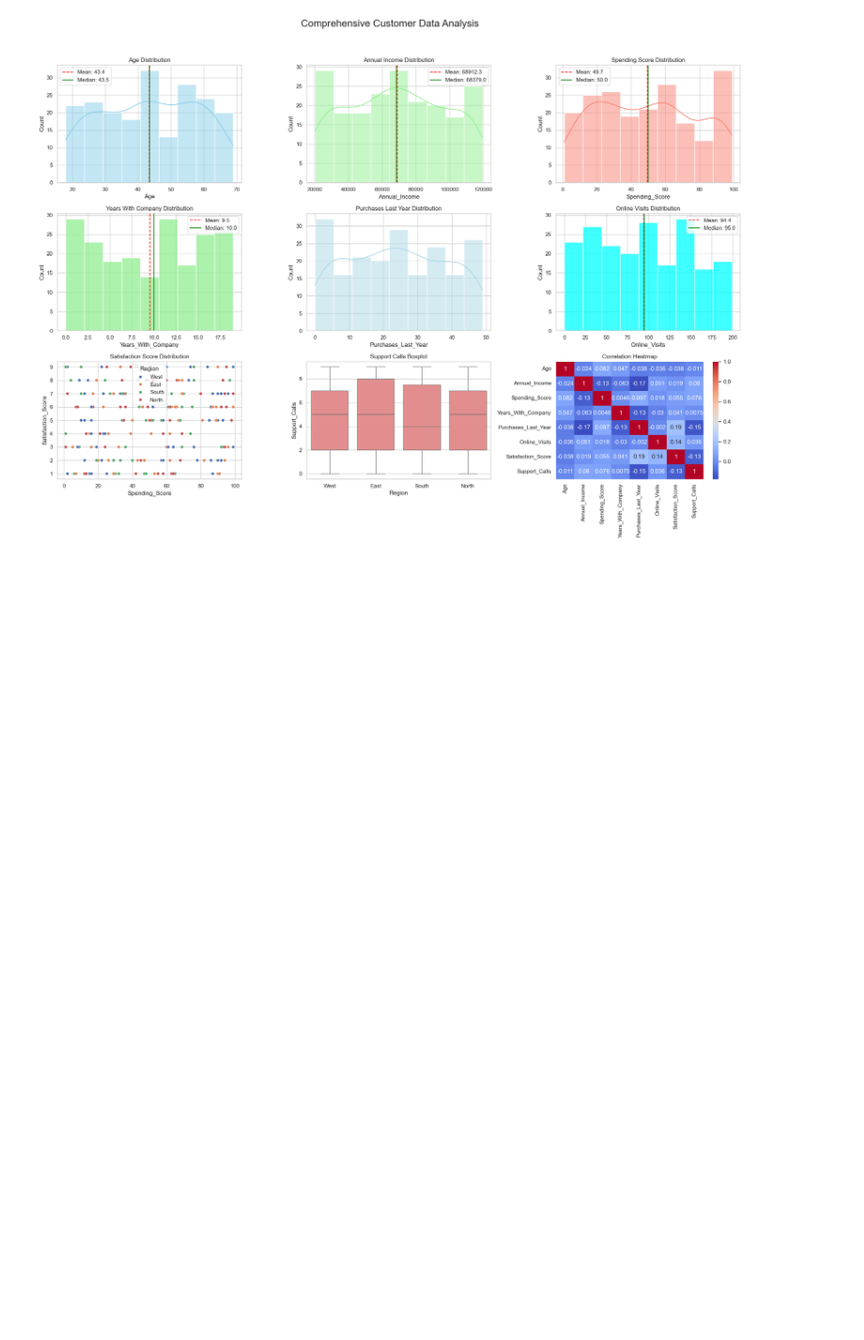
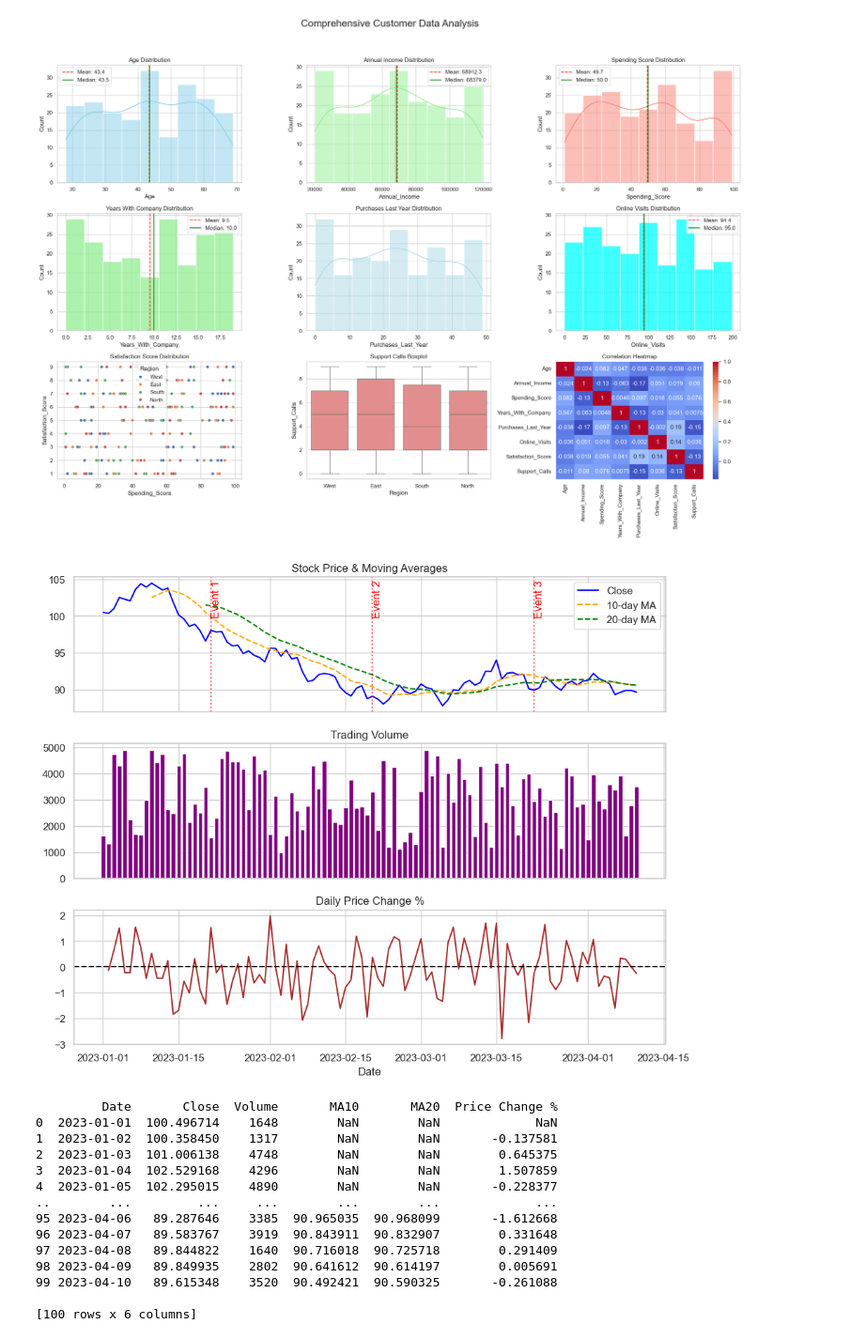
Before and after one commit to Idle-del/Matplotlib_Seaborn-Ai_BootCamp-, a Jupyter notebook: matplotlib.ipynb, the cells around one changed output. Shown at 94% size. Saved outputs shown, nothing was run; the diff lists cells and outputs as text; code cells hidden in the pictures; blank space fills up the shorter version.

Commit message:
Created Time Series Analysis

```diff
--- a/matplotlib.ipynb
+++ b/matplotlib.ipynb
@@ -205,3 +205,78 @@ plt.tight_layout(rect=[0, 0, 1, 0.95])
 plt.show()
 # %% [output]
 [figure]
+# %%
+## Assignment 3: Time Series Analysis
+
+import pandas as pd
+import numpy as np
+import matplotlib.pyplot as plt
+
+np.random.seed(42)
+days = pd.date_range(start="2023-01-01", periods=100)
+price = 100 + np.cumsum(np.random.normal(0, 1, len(days)))
+volume = np.random.randint(1000, 5000, len(days))
+
+data = pd.DataFrame({
+    'Date': days,
+    'Close': price,
+    'Volume': volume
+})
+
+# Moving averages
+data['MA10'] = data['Close'].rolling(10).mean()  # 10-day moving average
+data['MA20'] = data['Close'].rolling(20).mean()  # 20-day moving average
+
+# Significant events
+events = {
+    "Event 1": days[20],
+    "Event 2": days[50],
+    "Event 3": days[80]
+}
+
+fig, axes = plt.subplots(3, 1, figsize=(10, 8), sharex=True)
+
+# Price Trend + Moving Averages
+
+axes[0].plot(data['Date'], data['Close'], label='Close', color='blue')
+axes[0].plot(data['Date'], data['MA10'], label='10-day MA', color='orange', linestyle='--')
+axes[0].plot(data['Date'], data['MA20'], label='20-day MA', color='green', linestyle='--')
+axes[0].set_title("Stock Price & Moving Averages")
+axes[0].legend()
+
+# Highlight events
+for event, date in events.items():
+    axes[0].axvline(date, color='red', linestyle=':', alpha=0.7)
+    axes[0].text(date, axes[0].get_ylim()[1]*0.95, event, rotation=90, color='red')
+
+# Volume Analysis
+axes[1].bar(data['Date'], data['Volume'], color='purple')
+axes[1].set_title("Trading Volume")
+
+# Daily % Change
+data['Price Change %'] = data['Close'].pct_change() * 100
+axes[2].plot(data['Date'], data['Price Change %'], color='brown')
+axes[2].axhline(0, color='black', linestyle='--')
+axes[2].set_title("Daily Price Change %")
+axes[2].set_xlabel("Date")
+
+plt.tight_layout()
+plt.show()
+
+print(data)
+# %% [output]
+[figure, added]
+         Date       Close  Volume       MA10       MA20  Price Change %
+0  2023-01-01  100.496714    1648        NaN        NaN             NaN
+1  2023-01-02  100.358450    1317        NaN        NaN       -0.137581
+2  2023-01-03  101.006138    4748        NaN        NaN        0.645375
+3  2023-01-04  102.529168    4296        NaN        NaN        1.507859
+4  2023-01-05  102.295015    4890        NaN        NaN       -0.228377
+..        ...         ...     ...        ...        ...             ...
+95 2023-04-06   89.287646    3385  90.965035  90.968099       -1.612668
+96 2023-04-07   89.583767    3919  90.843911  90.832907        0.331648
+97 2023-04-08   89.844822    1640  90.716018  90.725718        0.291409
+98 2023-04-09   89.849935    2802  90.641612  90.614197        0.005691
+99 2023-04-10   89.615348    3520  90.492421  90.590325       -0.261088
+
+[100 rows x 6 columns]
```
